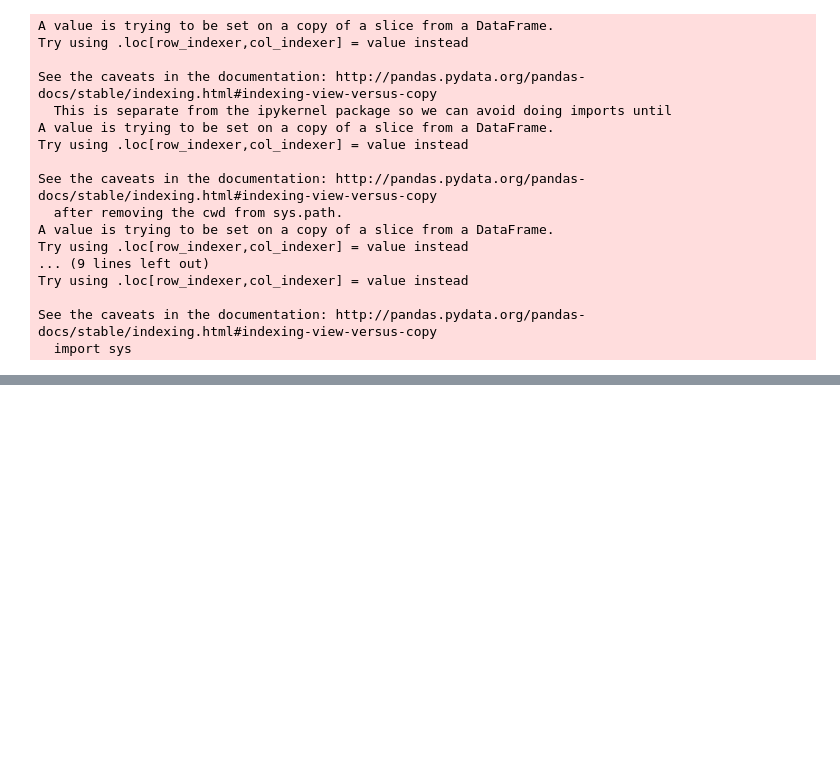
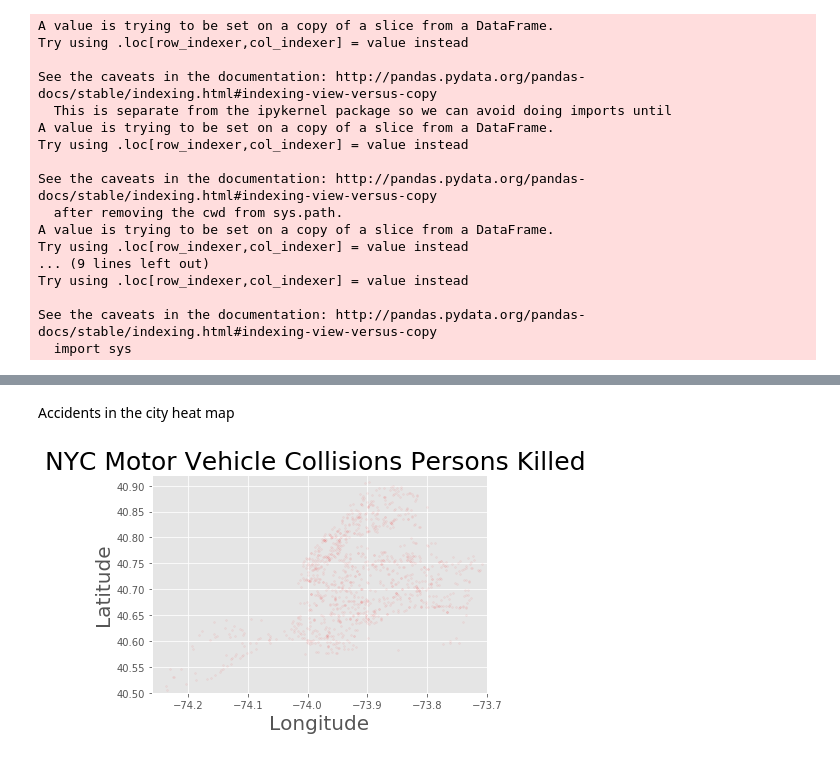
Before and after one commit to psumank/DATA698, a Jupyter notebook: EDA/NYPD Motor Vehicle Accidents.ipynb, the cells around one changed output, grey strips where cells are left out. Drawn from its saved outputs; the diff is of its cells as text; code cells hidden in the pictures; blank space fills up the shorter version.

```diff
--- a/EDA/NYPD Motor Vehicle Accidents.ipynb
+++ b/EDA/NYPD Motor Vehicle Accidents.ipynb
@@ -282,0 +353,18 @@ factors_lst =factors[1:].unique()
+# %% [markdown]
+Accidents in the city heat map
+# %%
+killed_df = dfAccidents[dfAccidents['NUMBER OF PERSONS KILLED']!=0]
+injured_df = dfAccidents[(dfAccidents['NUMBER OF PERSONS INJURED']!=0) & (dfAccidents['NUMBER OF PERSONS KILLED']==0)]
+# %%
+plt.scatter(killed_df.LONGITUDE, killed_df.LATITUDE, alpha=0.05, s=4, color='red')
+
+#adjust more settings
+plt.title('NYC Motor Vehicle Collisions Persons Killed ', size=25)
+plt.xlim((-74.26,-73.7))
+plt.ylim((40.5,40.92))
+plt.xlabel('Longitude',size=20)
+plt.ylabel('Latitude',size=20)
+
+plt.show()
+# %% [output]
+[figure, added]
```
Also changed, not shown: parts of 7 cells of this notebook.
